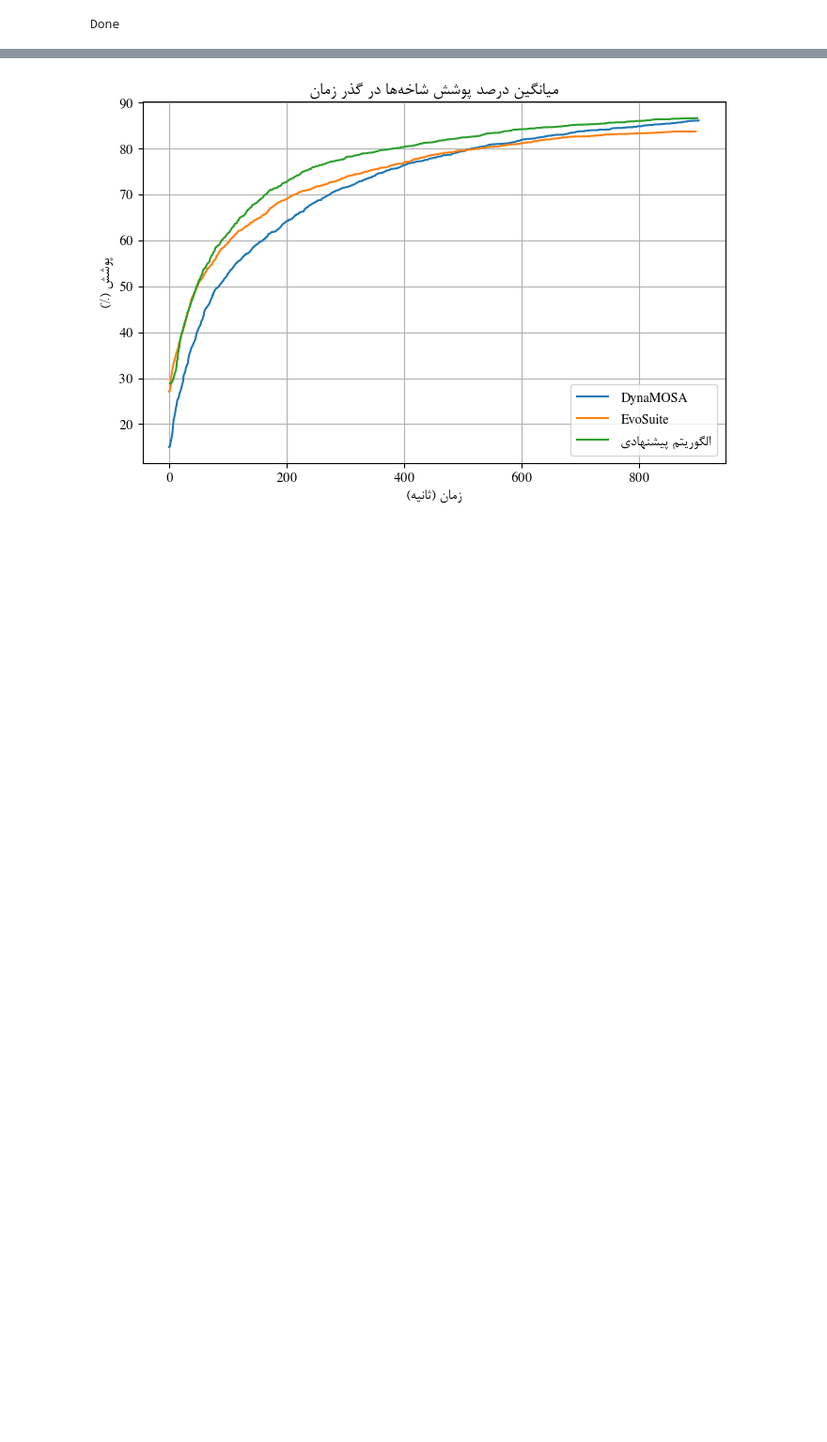
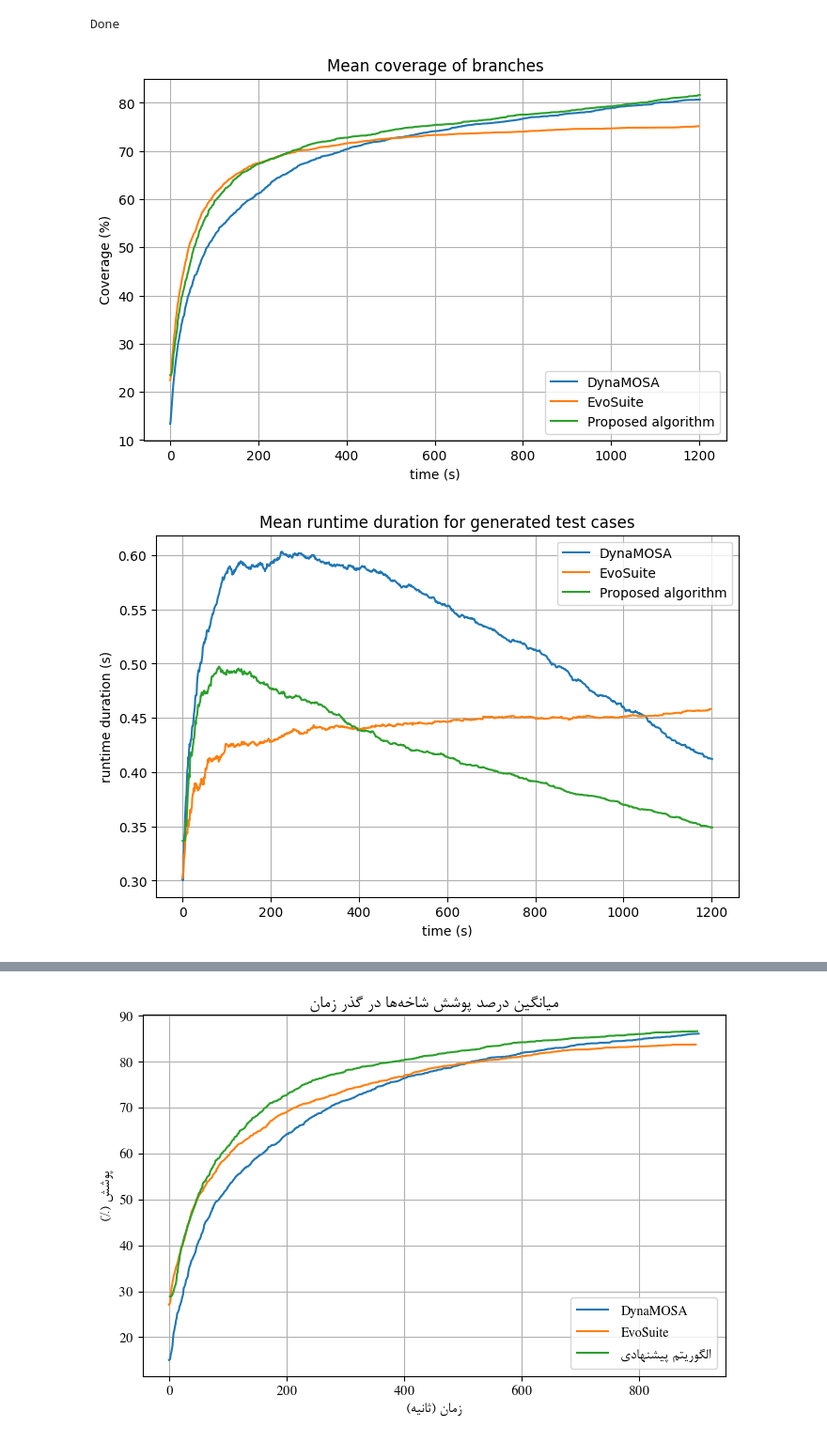
Before and after one commit to sepehrs1378/pynguin, a Jupyter notebook: notebooks/evaluation.ipynb, the cells around one changed output, grey strips where cells are left out. Shown: that part at 94% size. Saved outputs shown, nothing was run; the diff lists cells and outputs as text; code cells hidden in the pictures; blank space fills up the shorter version.

```diff
--- a/notebooks/evaluation.ipynb
+++ b/notebooks/evaluation.ipynb
@@ -92,3 +92,66 @@ for branch in BRANCHES:
 print('Done')
 # %% [output]
 Done
+# %%
+plt.figure(figsize=(8, 5))
+plt.title("Mean coverage of branches")
+plt.plot([e['t'] for e in results['base_cov']], [e['cov']*100 for e in results['base_cov']], label='DynaMOSA')
+plt.plot([e['t'] for e in results['wholesuite_cov']], [e['cov']*100 for e in results['wholesuite_cov']], label='EvoSuite')
+plt.plot([e['t'] for e in results['algo_cov']], [e['cov']*100 for e in results['algo_cov']], label="Proposed algorithm")
+plt.xlabel("time (s)")
+plt.ylabel("Coverage (%)")
+plt.grid(True)
+plt.legend()
+plt.savefig(f"{BASE_PATH}/results/plots/{MODULE}_cov_en.jpeg")
+plt.show()
+
+plt.figure(figsize=(8, 5))
+plt.title("Mean runtime duration for generated test cases")#persian_text("میانگین زمان اجرای موارد آزمون تولیدشده در گذر زمان"))
+plt.plot([e['t'] for e in results['base_sol_et']], [e['et']/1e9 for e in results['base_sol_et']], label='DynaMOSA')
+plt.plot([e['t'] for e in results['wholesuite_sol_et']], [e['et']/1e9 for e in results['wholesuite_sol_et']], label='EvoSuite')
+plt.plot([e['t'] for e in results['algo_sol_et']], [e['et']/1e9 for e in results['algo_sol_et']], label="Proposed algorithm")
+plt.xlabel("time (s)")
+plt.ylabel("runtime duration (s)")
+plt.grid(True)
+plt.legend()
+plt.savefig(f"{BASE_PATH}/results/plots/{MODULE}_sol_et_en.jpeg")
+plt.show()
+
+plt.figure(figsize=(8, 5))
+plt.title("Mean of maximum used memory for generated test cases")
+plt.plot([e['t'] for e in results['base_sol_mu']], [e['mu']/1e3 for e in results['base_sol_mu']], label='DynaMOSA')
+plt.plot([e['t'] for e in results['wholesuite_sol_mu']], [e['mu']/1e3 for e in results['wholesuite_sol_mu']], label='EvoSuite')
+plt.plot([e['t'] for e in results['algo_sol_mu']], [e['mu']/1e3 for e in results['algo_sol_mu']], label="Proposed algorithm")
+plt.xlabel("time (s)")
+plt.ylabel("maximum used memory (Kb)")
+plt.grid(True)
+plt.legend()
+plt.savefig(f"{BASE_PATH}/results/plots/{MODULE}_sol_mu_en.jpeg")
+plt.show()
+
+plt.figure(figsize=(8, 5))
+plt.title("Mean runtime duration of current generation")
+plt.plot([e['t'] for e in results['base_pop_et']], [e['et']/1e9 for e in results['base_pop_et']], label='DynaMOSA')
+plt.plot([e['t'] for e in results['wholesuite_pop_et']], [e['et']/1e9 for e in results['wholesuite_pop_et']], label='EvoSuite')
+plt.plot([e['t'] for e in results['algo_pop_et']], [e['et']/1e9 for e in results['algo_pop_et']], label="Proposed algorithm")
+plt.xlabel("time (s)")
+plt.ylabel("runtime duration (s)")
+plt.grid(True)
+plt.legend()
+plt.savefig(f"{BASE_PATH}/results/plots/{MODULE}_pop_et_en.jpeg")
+plt.show()
+
+plt.figure(figsize=(8, 5))
+plt.title("Mean of maximum used memory for current generation")
+plt.plot([e['t'] for e in results['base_pop_mu']], [e['mu']/1e3 for e in results['base_pop_mu']], label='DynaMOSA')
+plt.plot([e['t'] for e in results['wholesuite_pop_mu']], [e['mu']/1e3 for e in results['wholesuite_pop_mu']], label='EvoSuite')
+plt.plot([e['t'] for e in results['algo_pop_mu']], [e['mu']/1e3 for e in results['algo_pop_mu']], label="Proposed algorithm")
+plt.xlabel("time (s)")
+plt.ylabel("maximum used memory (Kb)")
+plt.grid(True)
+plt.legend()
+plt.savefig(f"{BASE_PATH}/results/plots/{MODULE}_pop_mu_en.jpeg")
+plt.show()
+# %% [output]
+[figure, added]
+[figure, added]
```
Also changed, not shown: parts of 2 cells of this notebook.
